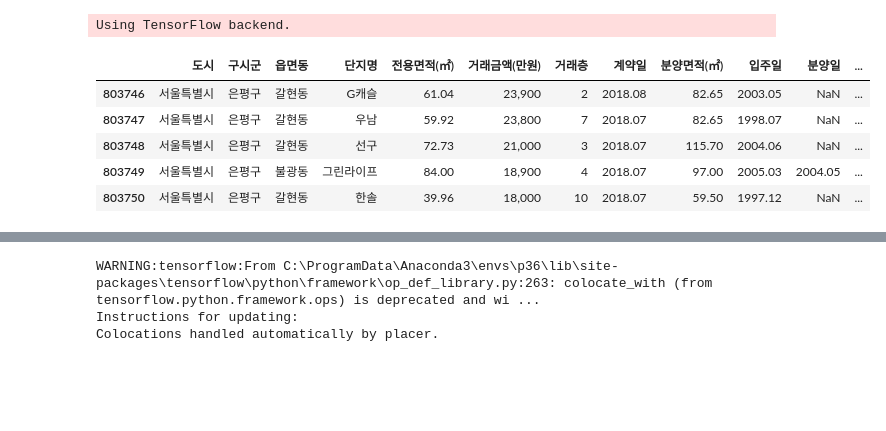
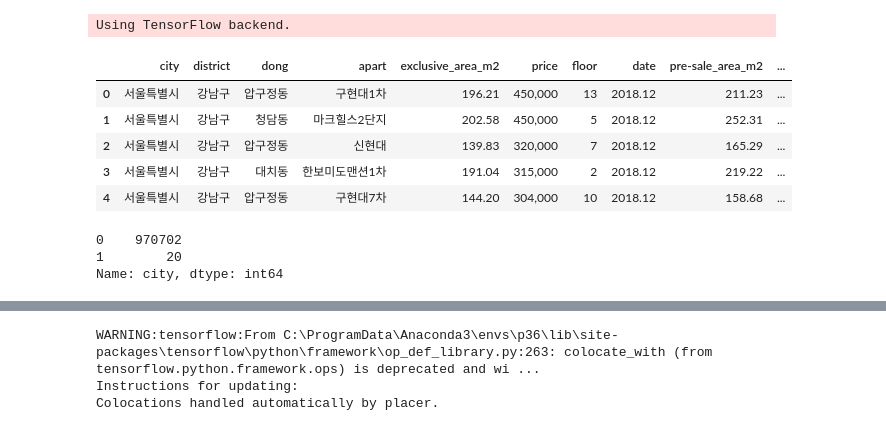
Before and after one commit to unolife/19-DeepLearning, a Jupyter notebook: r114.ipynb, the cells around one changed output, grey strips where cells are left out. Drawn from its saved outputs; the diff is of its cells as text; code cells hidden in the pictures; blank space fills up the shorter version.

```diff
--- a/r114.ipynb
+++ b/r114.ipynb
@@ -16,12 +17,23 @@ import missingno as msno
 # %% [output]
 Using TensorFlow backend.
 # %%
-df = pd.read_csv('new.csv', encoding='utf-8')
-df.tail()
+df = pd.read_csv('hello.csv', encoding='utf-8')
+df.head()
 # %% [output]
-|  | 도시 | 구시군 | 읍면동 | 단지명 | 전용면적(㎡) | 거래금액(만원) | 거래층 | 계약일 | 분양면적(㎡) | 입주일 | 분양일 | ... |
-| 803746 | 서울특별시 | 은평구 | 갈현동 | G캐슬 | 61.04 | 23,900 | 2 | 2018.08 | 82.65 | 2003.05 | NaN | ... |
-| 803747 | 서울특별시 | 은평구 | 갈현동 | 우남 | 59.92 | 23,800 | 7 | 2018.07 | 82.65 | 1998.07 | NaN | ... |
-| 803748 | 서울특별시 | 은평구 | 갈현동 | 선구 | 72.73 | 21,000 | 3 | 2018.07 | 115.70 | 2004.06 | NaN | ... |
-| 803749 | 서울특별시 | 은평구 | 불광동 | 그린라이프 | 84.00 | 18,900 | 4 | 2018.07 | 97.00 | 2005.03 | 2004.05 | ... |
-| 803750 | 서울특별시 | 은평구 | 갈현동 | 한솔 | 39.96 | 18,000 | 10 | 2018.07 | 59.50 | 1997.12 | NaN | ... |
+|  | city | district | dong | apart | exclusive_area_m2 | price | floor | date | pre-sale_area_m2 | ... |
+| 0 | 서울특별시 | 강남구 | 압구정동 | 구현대1차 | 196.21 | 450,000 | 13 | 2018.12 | 211.23 | ... |
+| 1 | 서울특별시 | 강남구 | 청담동 | 마크힐스2단지 | 202.58 | 450,000 | 5 | 2018.12 | 252.31 | ... |
+| 2 | 서울특별시 | 강남구 | 압구정동 | 신현대 | 139.83 | 320,000 | 7 | 2018.12 | 165.29 | ... |
+| 3 | 서울특별시 | 강남구 | 대치동 | 한보미도맨션1차 | 191.04 | 315,000 | 2 | 2018.12 | 219.22 | ... |
+| 4 | 서울특별시 | 강남구 | 압구정동 | 구현대7차 | 144.20 | 304,000 | 10 | 2018.12 | 158.68 | ... |
+# %%
+# encoding_list = ["df.city", "df.district", "df.dong", "df.apart"]
+le = LabelEncoder()
+le.fit(df.city)
+
+df['city'] = le.transform(df.city)
+df.city.value_counts()
+# %% [output]
+0    970702
+1        20
+Name: city, dtype: int64
```
Also changed, not shown: parts of 22 cells of this notebook.
